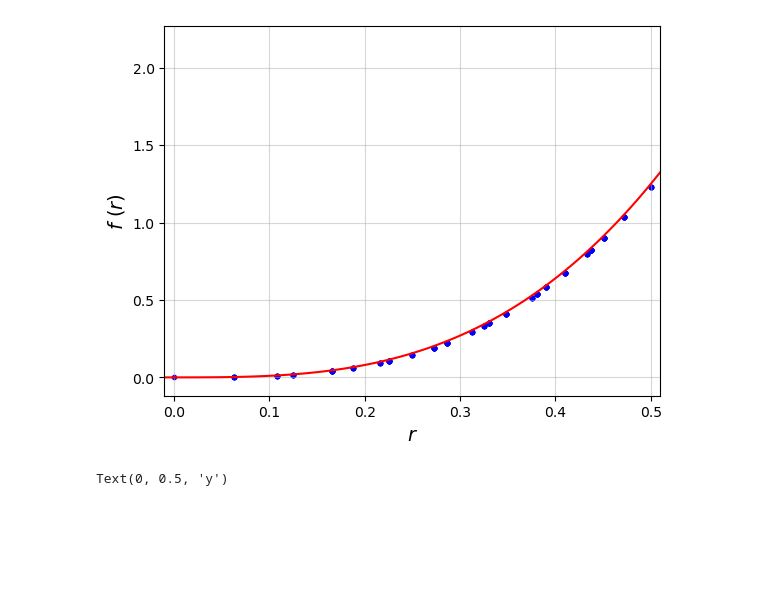
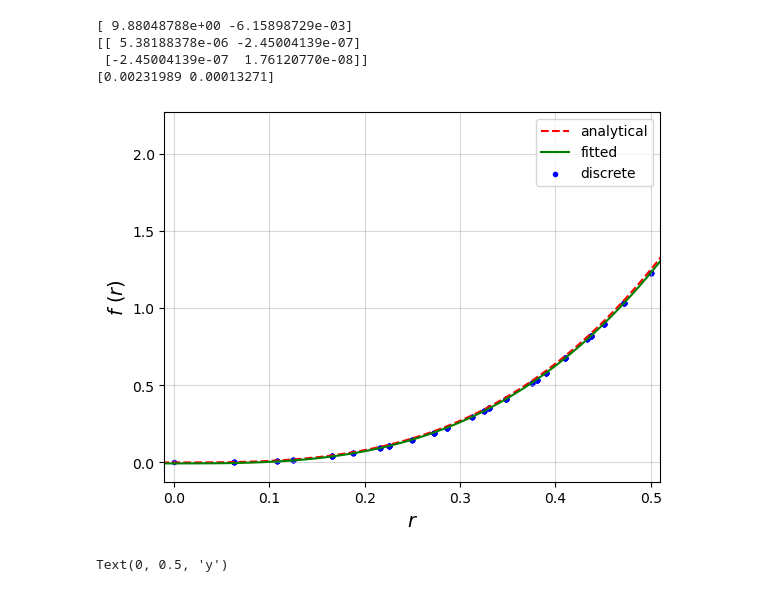
Before and after one commit to JaNiebu/BT_DECinPhysics, a Jupyter notebook: PoissonCube.ipynb, the cells around one changed output. Saved outputs shown, nothing was run; the diff lists cells and outputs as text; code cells hidden in the pictures; blank space fills up the shorter version.

```diff
--- a/PoissonCube.ipynb
+++ b/PoissonCube.ipynb
@@ -38,20 +40,41 @@ def InterpolationPlot( Vertices , Values, Title, Triangulation):
     plt.xlim(0,1)
     plt.ylim(0,1)
     plt.title(Title)
+# %%
+from scipy.optimize import curve_fit
+
+def FuncModel(x,a,b):
+    return a*x**3 + b
+
+xdata = []
+ydata = []
+for i in range(0,len(V)):
+    r = ((V[i][0]-0.5)**2 + (V[i][1]-0.5)**2)**0.5
+    xdata.append(r)
+    ydata.append(Sol[i]+constant)
+
+popt, pcov = curve_fit( FuncModel, xdata, ydata )
+print(popt)
+print(pcov)
+print(np.sqrt(np.diagonal(pcov)))
+# %% [output]
+[ 9.88048788e+00 -6.15898729e-03]
+[[ 5.38188378e-06 -2.45004139e-07]
+ [-2.45004139e-07  1.76120770e-08]]
+[0.00231989 0.00013271]
 # %%
-constant = -1*Sol[0]
 X = np.linspace(-0.1,0.6,100)
 plt.grid(alpha=0.5)
-plt.plot(X, 10.*X**3, c='r')
-for i in range(0,len(V)):
-    r = ((V[i][0]-0.5)**2 + (V[i][1]-0.5)**2)**0.5
-    plt.scatter(r,Sol[i]+constant,color='b',marker='.')
+plt.plot(X, 10.*X**3, c='r', linestyle='dashed', label='analytical')
+plt.plot(X, popt[0]*X**3 + popt[1], c='g', label='fitted' )
+plt.scatter(xdata,ydata,color='b',marker='.',label='discrete')
 plt.xlabel('$r$',fontsize=14)
 plt.xlim(-0.01,0.51)
 plt.ylabel('$f\ (r)$',fontsize=14)
+plt.legend()
 plt.show()
 # %% [output]
-[figure, old version]
+[figure, new version]
 # %%
 
 InterpolationPlot( V , Sol + constant, " ", T)
```
Also changed, not shown: parts of 2 cells of this notebook, 4 other files.
